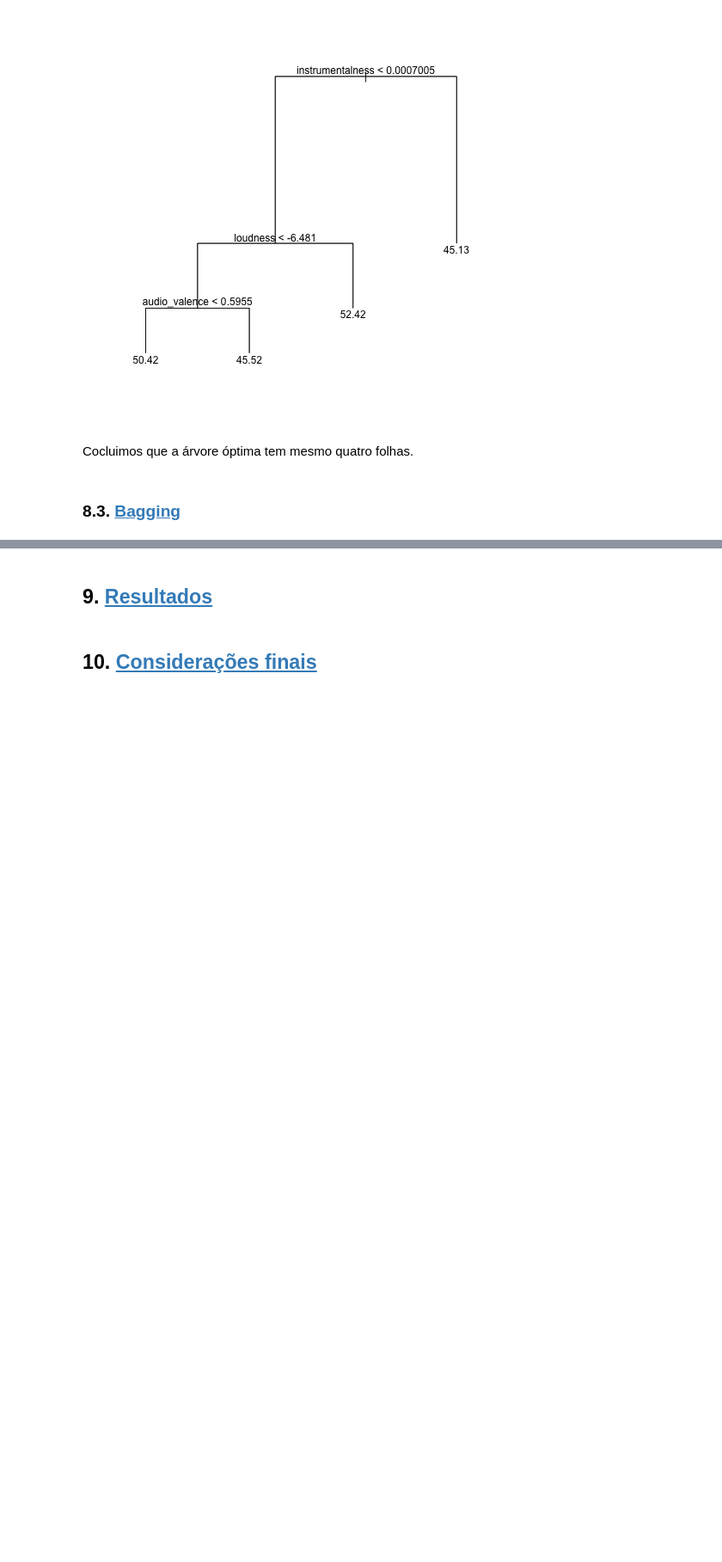
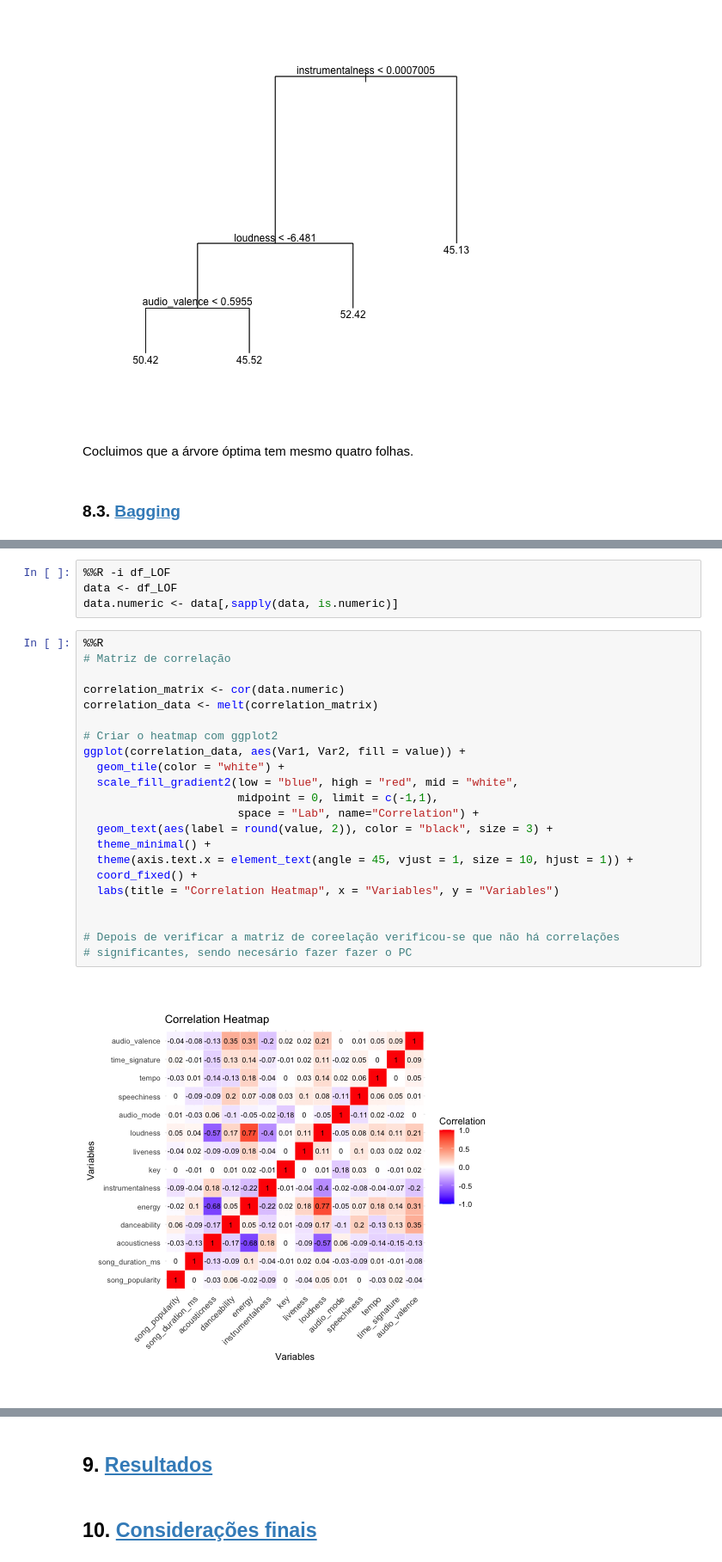
Before and after one commit to pfcv99/AC_Popularidade_musicas, a Jupyter notebook: Trabalho.ipynb, the cells around one changed output, grey strips where cells are left out. Shown at 86% size. Saved outputs shown, nothing was run; the diff lists cells and outputs as text; blank space fills up the shorter version.

```diff
--- a/Trabalho.ipynb
+++ b/Trabalho.ipynb
@@ -1086,0 +1110,28 @@ Cocluimos que a árvore óptima tem mesmo quatro folhas.
+# %%
+%%R -i df_LOF
+data <- df_LOF
+data.numeric <- data[,sapply(data, is.numeric)]
+# %%
+%%R
+# Matriz de correlação
+
+correlation_matrix <- cor(data.numeric)
+correlation_data <- melt(correlation_matrix)
+
+# Criar o heatmap com ggplot2
+ggplot(correlation_data, aes(Var1, Var2, fill = value)) +
+  geom_tile(color = "white") +
+  scale_fill_gradient2(low = "blue", high = "red", mid = "white",
+                       midpoint = 0, limit = c(-1,1),
+                       space = "Lab", name="Correlation") +
+  geom_text(aes(label = round(value, 2)), color = "black", size = 3) +
+  theme_minimal() +
+  theme(axis.text.x = element_text(angle = 45, vjust = 1, size = 10, hjust = 1)) +
+  coord_fixed() +
+  labs(title = "Correlation Heatmap", x = "Variables", y = "Variables")
+
+
+# Depois de verificar a matriz de coreelação verificou-se que não há correlações
+# significantes, sendo necesário fazer fazer o PC
+# %% [output]
+[figure, added]
```
Also changed, not shown: parts of 9 cells of this notebook.
